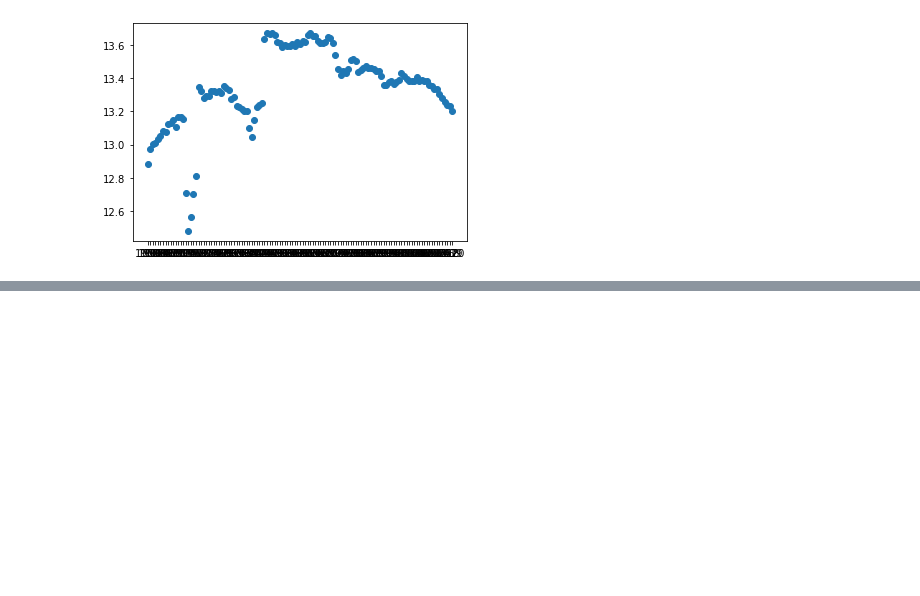
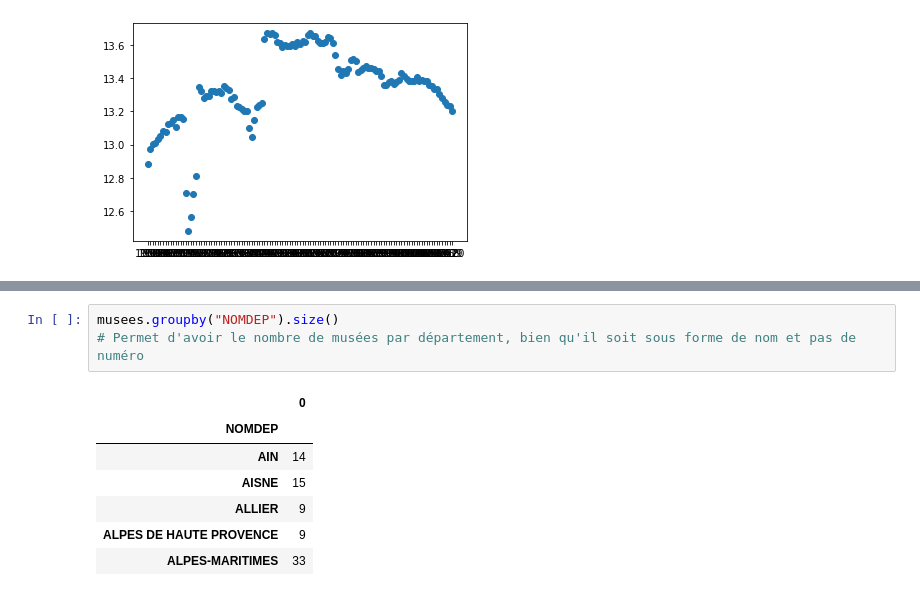
Before and after one commit to victor-kerros/tokenisation-immo, a Jupyter notebook: exploration_autres_data.ipynb, the cells around one changed output, grey strips where cells are left out. Drawn from its saved outputs; the diff is of its cells as text; blank space fills up the shorter version.

```diff
--- a/exploration_prenoms.ipynb
+++ b/exploration_autres_data.ipynb
@@ -72,0 +131,11 @@ plt.scatter(birth_year.annais, np.log(birth_year.nombre))
+# %%
+musees.groupby("NOMDEP").size()
+# Permet d'avoir le nombre de musées par département, bien qu'il soit sous forme de nom et pas de numéro
+# %% [output]
+|  | 0 |
+| NOMDEP |  |
+| AIN | 14 |
+| AISNE | 15 |
+| ALLIER | 9 |
+| ALPES DE HAUTE PROVENCE | 9 |
+| ALPES-MARITIMES | 33 |
```
Also changed, not shown: parts of 13 cells of this notebook.
